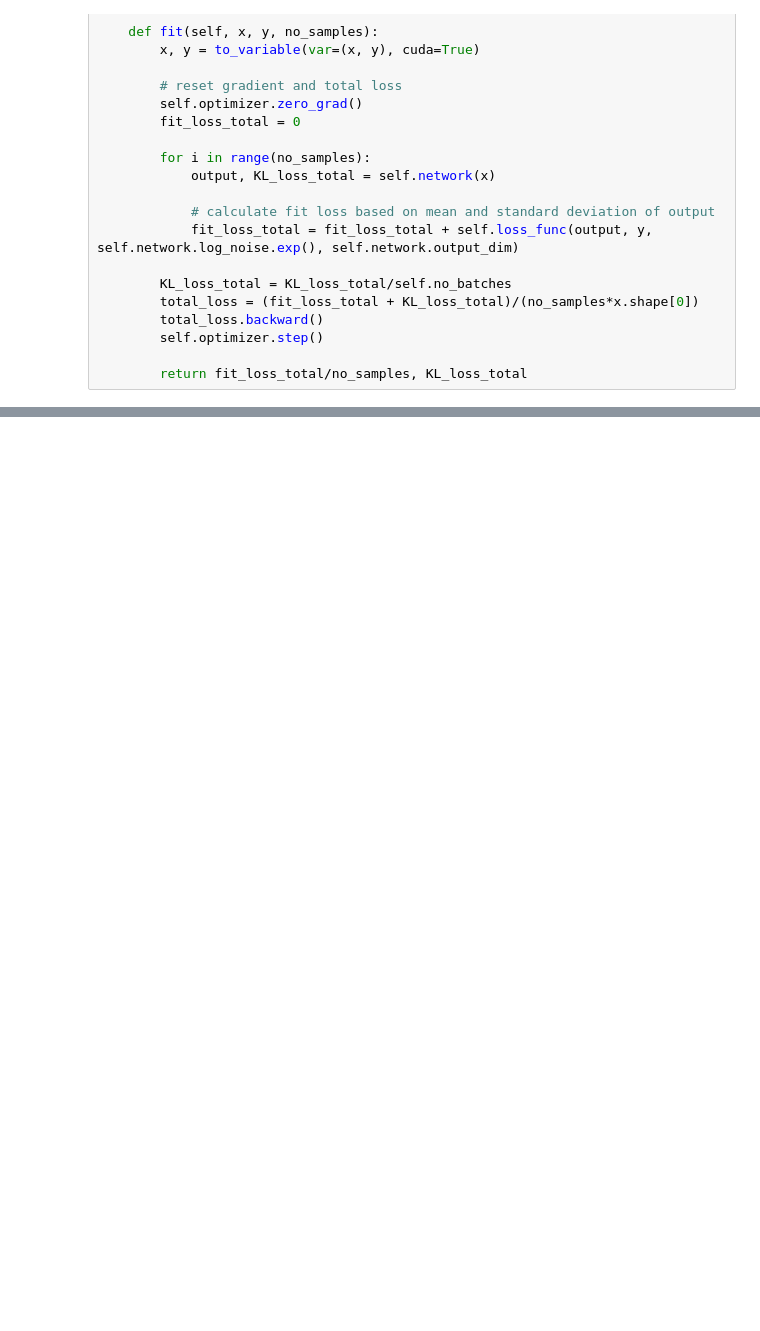
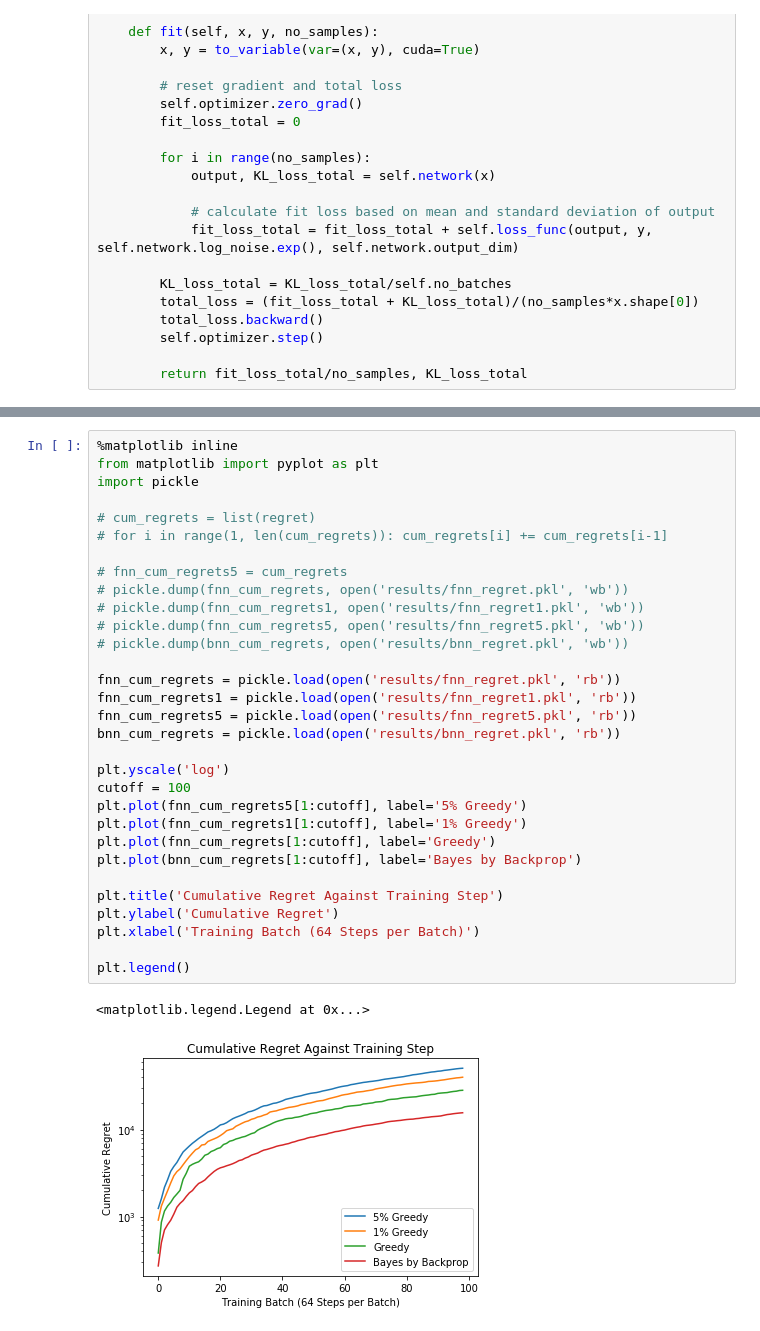
Before and after one commit to andrewlee98/Weight-Uncertainty-Extension, a Jupyter notebook: mushroom bandit.ipynb, the cells around one changed output, grey strips where cells are left out. Cells and saved outputs as stored; diff of their text form; blank space fills up the shorter version.

Commit message:
produced plots for mushroom task

```diff
--- a/mushroom bandit.ipynb
+++ b/mushroom bandit.ipynb
@@ -397,0 +611,34 @@ plt.plot(cum_regrets)
+# %%
+%matplotlib inline
+from matplotlib import pyplot as plt
+import pickle
+
+# cum_regrets = list(regret)
+# for i in range(1, len(cum_regrets)): cum_regrets[i] += cum_regrets[i-1]
+
+# fnn_cum_regrets5 = cum_regrets
+# pickle.dump(fnn_cum_regrets, open('results/fnn_regret.pkl', 'wb'))
+# pickle.dump(fnn_cum_regrets1, open('results/fnn_regret1.pkl', 'wb'))
+# pickle.dump(fnn_cum_regrets5, open('results/fnn_regret5.pkl', 'wb'))
+# pickle.dump(bnn_cum_regrets, open('results/bnn_regret.pkl', 'wb'))
+
+fnn_cum_regrets = pickle.load(open('results/fnn_regret.pkl', 'rb'))
+fnn_cum_regrets1 = pickle.load(open('results/fnn_regret1.pkl', 'rb'))
+fnn_cum_regrets5 = pickle.load(open('results/fnn_regret5.pkl', 'rb'))
+bnn_cum_regrets = pickle.load(open('results/bnn_regret.pkl', 'rb'))
+
+plt.yscale('log')
+cutoff = 100
+plt.plot(fnn_cum_regrets5[1:cutoff], label='5% Greedy')
+plt.plot(fnn_cum_regrets1[1:cutoff], label='1% Greedy')
+plt.plot(fnn_cum_regrets[1:cutoff], label='Greedy')
+plt.plot(bnn_cum_regrets[1:cutoff], label='Bayes by Backprop')
+
+plt.title('Cumulative Regret Against Training Step')
+plt.ylabel('Cumulative Regret')
+plt.xlabel('Training Batch (64 Steps per Batch)')
+
+plt.legend()
+# %% [output]
+<matplotlib.legend.Legend at 0x...>
+[figure, added]
```
Also changed, not shown: parts of 9 cells of this notebook, 1 other file.
